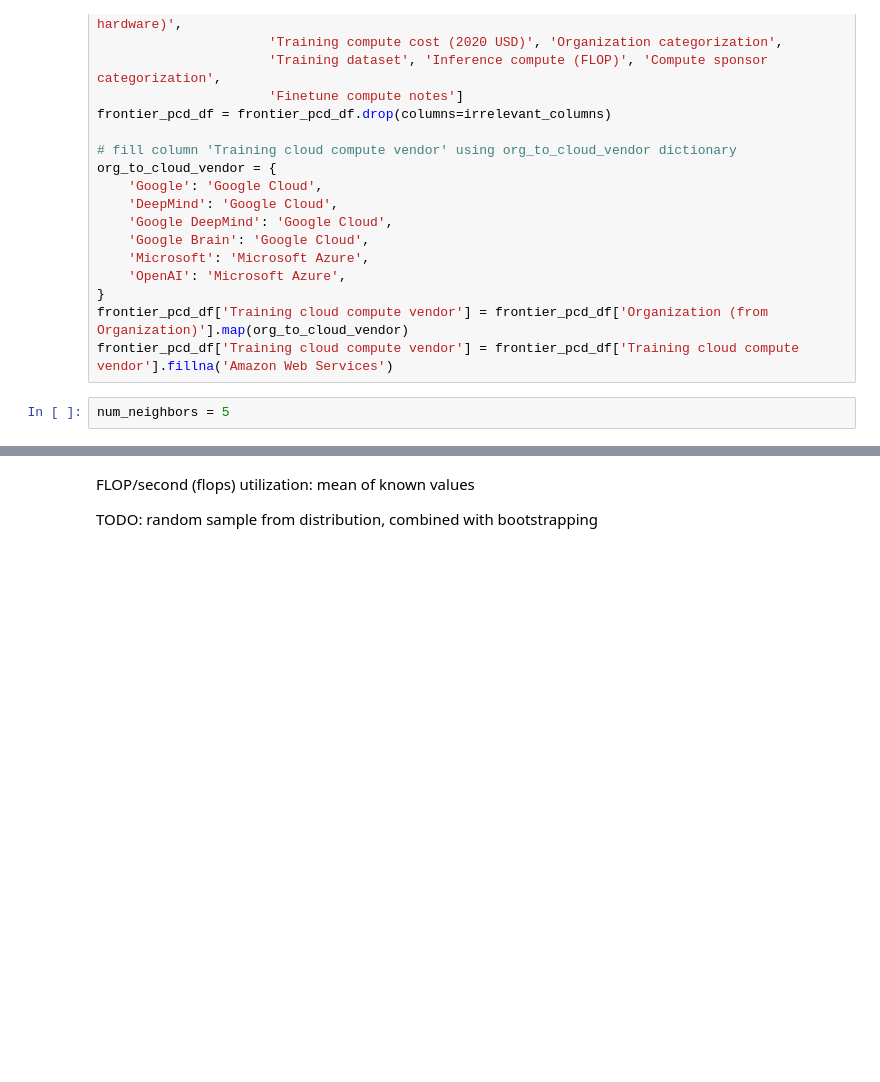
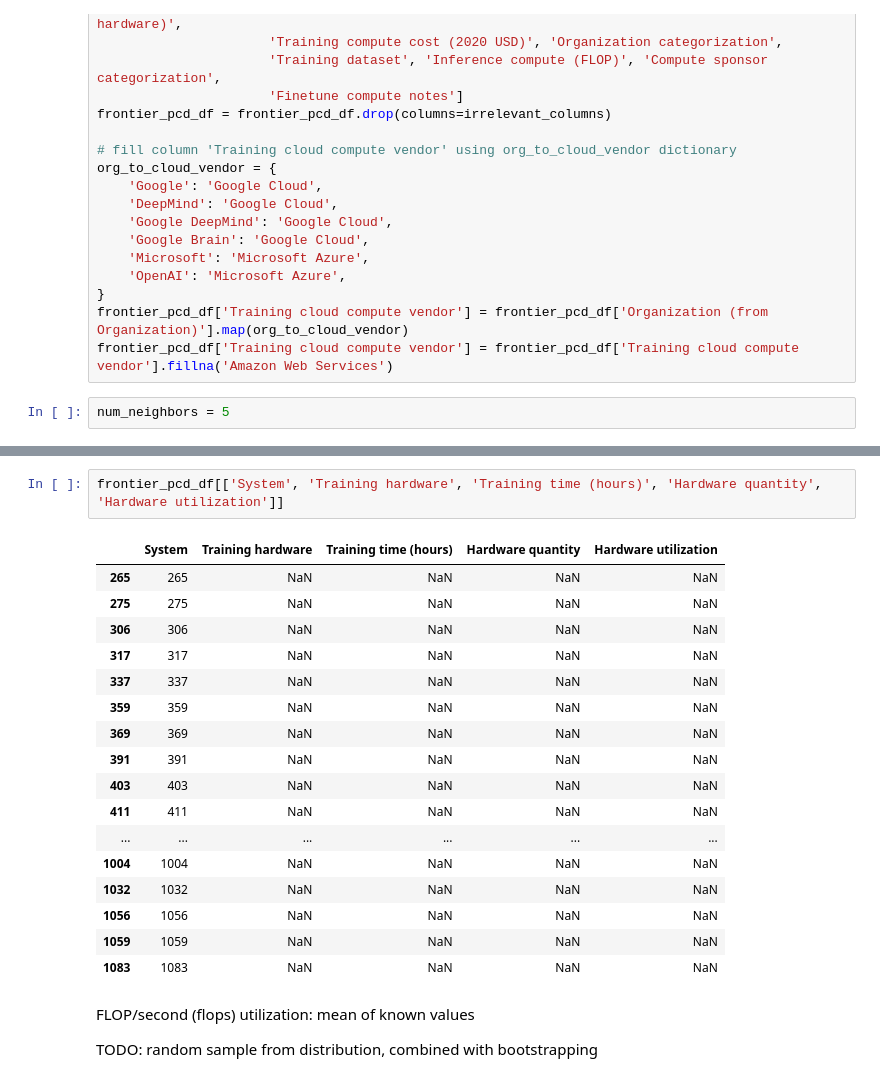
Before and after one commit to epoch-research/training-cost-trends, a Jupyter notebook: cost_analysis.ipynb, the cells around one changed output, grey strips where cells are left out. Drawn from its saved outputs; the diff is of its cells as text; blank space fills up the shorter version.

```diff
--- a/cost_analysis.ipynb
+++ b/cost_analysis.ipynb
@@ -250,5 +255,25 @@ imputed_pcd_df[['Training hardware', 'Training time (hours)', 'Hardware quantity
 | Llama 2-70B | NVIDIA A100 SXM4 80 GB | 4320.00 | 2432.0 | 0.37054 |
 | Falcon 180B | NVIDIA A100 SXM4 40 GB | 4320.00 | 4096.0 | 0.18760 |
+# %%
+frontier_pcd_df[['System', 'Training hardware', 'Training time (hours)', 'Hardware quantity', 'Hardware utilization']]
+# %% [output]
+|  | System | Training hardware | Training time (hours) | Hardware quantity | Hardware utilization |
+| 265 | 265 | NaN | NaN | NaN | NaN |
+| 275 | 275 | NaN | NaN | NaN | NaN |
+| 306 | 306 | NaN | NaN | NaN | NaN |
+| 317 | 317 | NaN | NaN | NaN | NaN |
+| 337 | 337 | NaN | NaN | NaN | NaN |
+| 359 | 359 | NaN | NaN | NaN | NaN |
+| 369 | 369 | NaN | NaN | NaN | NaN |
+| 391 | 391 | NaN | NaN | NaN | NaN |
+| 403 | 403 | NaN | NaN | NaN | NaN |
+| 411 | 411 | NaN | NaN | NaN | NaN |
+| ... | ... | ... | ... | ... | ... |
+| 1004 | 1004 | NaN | NaN | NaN | NaN |
+| 1032 | 1032 | NaN | NaN | NaN | NaN |
+| 1056 | 1056 | NaN | NaN | NaN | NaN |
+| 1059 | 1059 | NaN | NaN | NaN | NaN |
+| 1083 | 1083 | NaN | NaN | NaN | NaN |
 # %% [markdown]
 FLOP/second (flops) utilization: mean of known values
 
```
Also changed, not shown: parts of 2 cells of this notebook.
